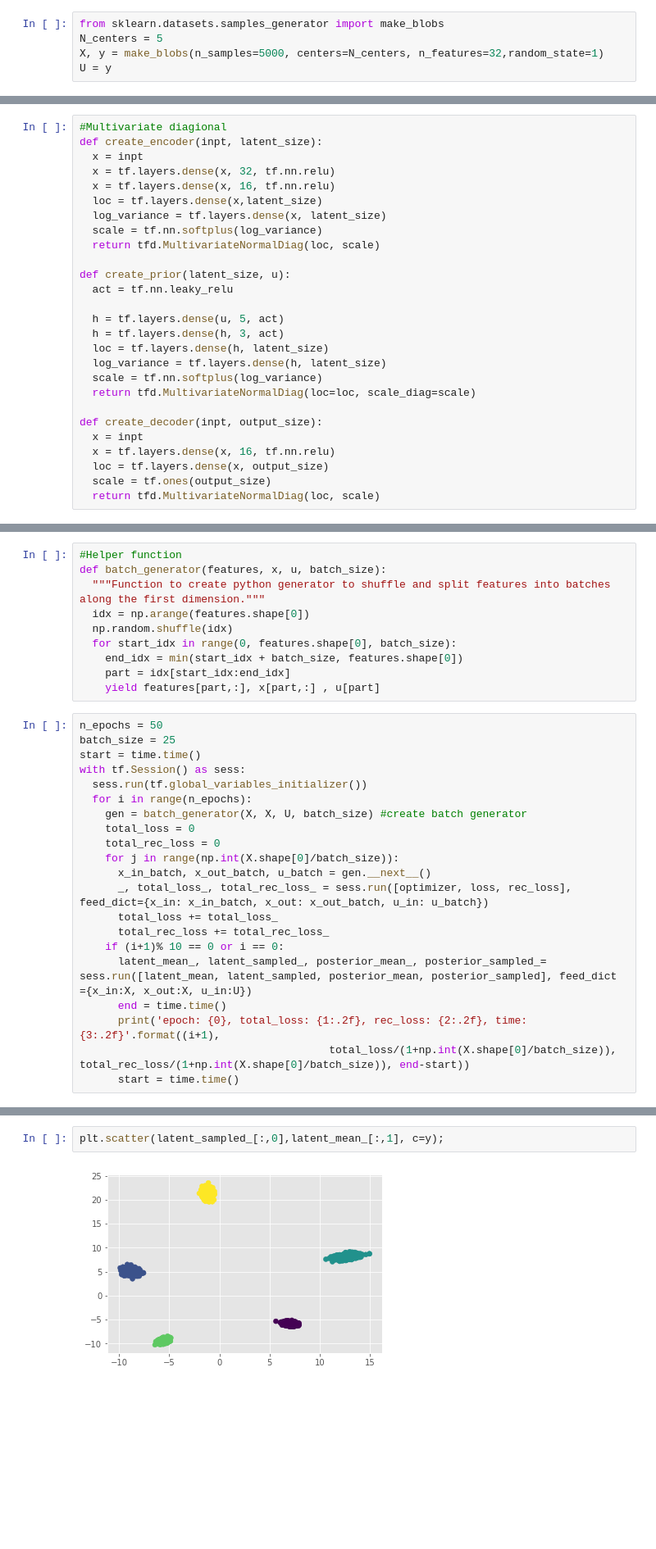
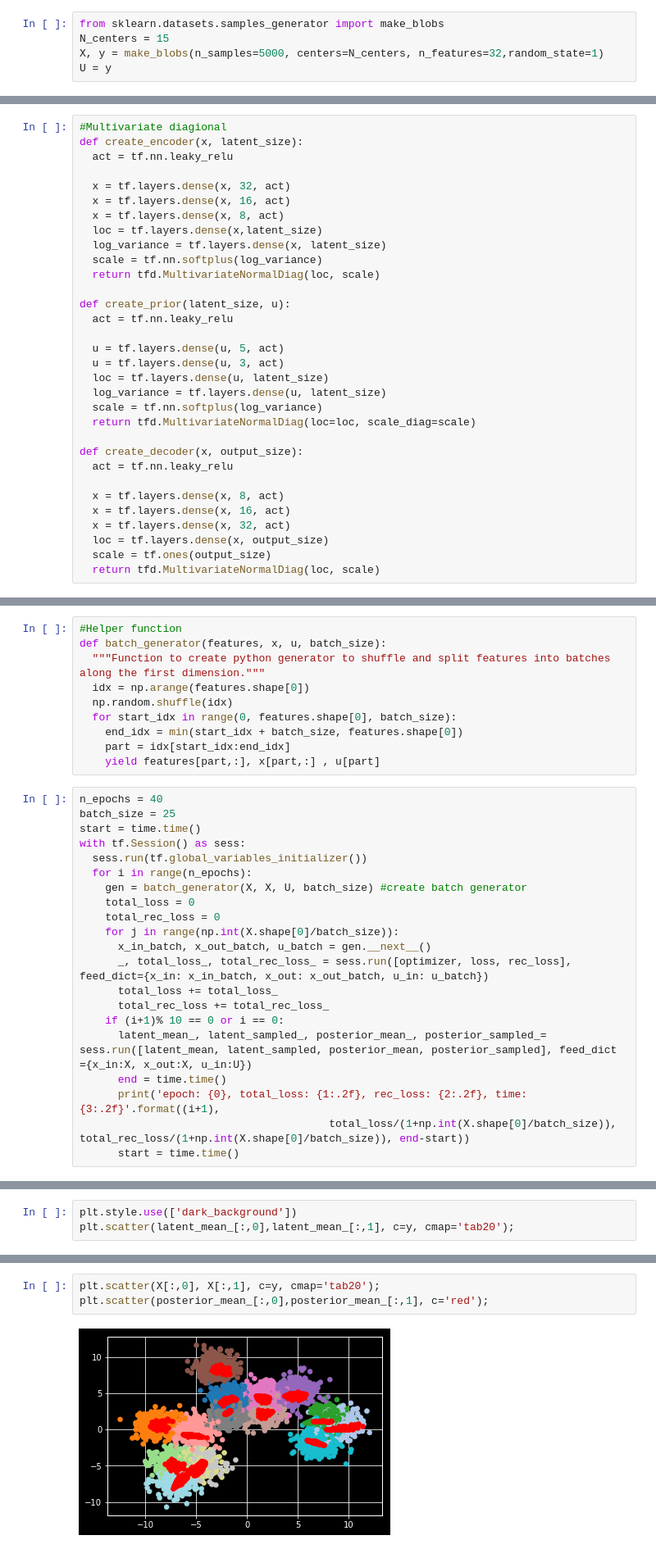
Before and after one commit to dauparas/tensorflow_examples, a Jupyter notebook: VAE_with_auxiliary_data.ipynb, the cells around one changed output, grey strips where cells are left out. Shown: that part at 82% size. Saved outputs shown, nothing was run; the diff lists cells and outputs as text; blank space fills up the shorter version.

```diff
--- a/VAE_with_auxiliary_data.ipynb
+++ b/VAE_with_auxiliary_data.ipynb
@@ -27,7 +27,7 @@ plt.style.use('ggplot')
 Using TensorFlow backend.
 # %%
 from sklearn.datasets.samples_generator import make_blobs
-N_centers = 5
+N_centers = 15
 X, y = make_blobs(n_samples=5000, centers=N_centers, n_features=32,random_state=1)
 U = y
 # %%
@@ -37,10 +37,12 @@ def normalize_data(X):
 X = normalize_data(X)
 # %%
 #Multivariate diagional
-def create_encoder(inpt, latent_size):
-  x = inpt
-  x = tf.layers.dense(x, 32, tf.nn.relu)
-  x = tf.layers.dense(x, 16, tf.nn.relu)
+def create_encoder(x, latent_size):
+  act = tf.nn.leaky_relu
+
+  x = tf.layers.dense(x, 32, act)
+  x = tf.layers.dense(x, 16, act)
+  x = tf.layers.dense(x, 8, act)
   loc = tf.layers.dense(x,latent_size)
   log_variance = tf.layers.dense(x, latent_size)
   scale = tf.nn.softplus(log_variance)
@@ -49,16 +51,19 @@ def create_encoder(inpt, latent_size):
 def create_prior(latent_size, u):
   act = tf.nn.leaky_relu
 
-  h = tf.layers.dense(u, 5, act)
-  h = tf.layers.dense(h, 3, act)
-  loc = tf.layers.dense(h, latent_size)
-  log_variance = tf.layers.dense(h, latent_size)
+  u = tf.layers.dense(u, 5, act)
+  u = tf.layers.dense(u, 3, act)
+  loc = tf.layers.dense(u, latent_size)
+  log_variance = tf.layers.dense(u, latent_size)
   scale = tf.nn.softplus(log_variance)
   return tfd.MultivariateNormalDiag(loc=loc, scale_diag=scale)
 
-def create_decoder(inpt, output_size):
-  x = inpt
-  x = tf.layers.dense(x, 16, tf.nn.relu)
+def create_decoder(x, output_size):
+  act = tf.nn.leaky_relu
+
+  x = tf.layers.dense(x, 8, act)
+  x = tf.layers.dense(x, 16, act)
+  x = tf.layers.dense(x, 32, act)
   loc = tf.layers.dense(x, output_size)
   scale = tf.ones(output_size)
   return tfd.MultivariateNormalDiag(loc, scale)
@@ -113,7 +110,7 @@ def batch_generator(features, x, u, batch_size):
     part = idx[start_idx:end_idx]
     yield features[part,:], x[part,:] , u[part]
 # %%
-n_epochs = 50
+n_epochs = 40
 batch_size = 25
 start = time.time()
 with tf.Session() as sess:
@@ -142,0 +139,3 @@ epoch: 50, total_loss: 48.75, rec_loss: 45.28, time: 7.78
+# %%
+plt.style.use(['dark_background'])
+plt.scatter(latent_mean_[:,0],latent_mean_[:,1], c=y, cmap='tab20');
@@ -147,5 +148,6 @@ plt.scatter(latent_mean_[:,0],latent_mean_[:,1], c=y);
 # %%
-plt.scatter(latent_sampled_[:,0],latent_mean_[:,1], c=y);
+plt.scatter(X[:,0], X[:,1], c=y, cmap='tab20');
+plt.scatter(posterior_mean_[:,0],posterior_mean_[:,1], c='red');
 # %% [output]
-[figure, old version]
+[figure, new version]
 # %%
```
Also changed, not shown: parts of 6 cells of this notebook.
